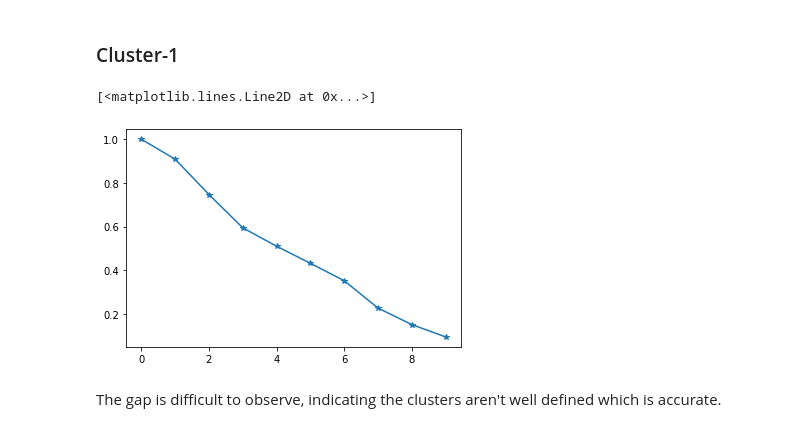
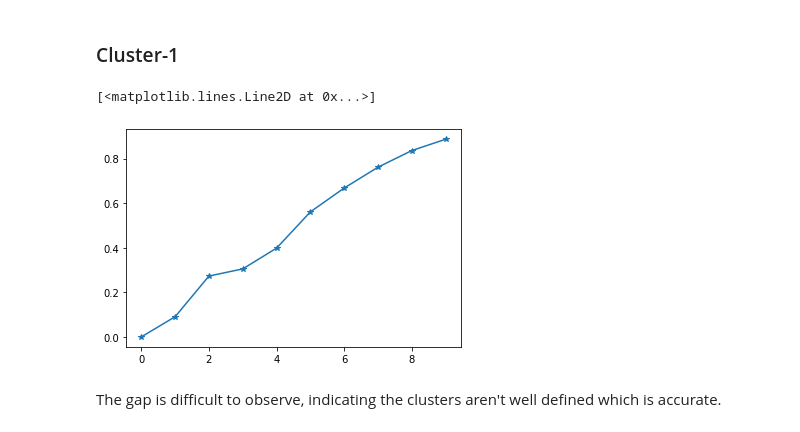
Before and after one commit to SusheendharVijay/ClusterEncoder, a Jupyter notebook: graphEncoder.ipynb, the cells around one changed output. Drawn from its saved outputs; the diff is of its cells as text; code cells hidden in the pictures.

```diff
--- a/graphEncoder.ipynb
+++ b/graphEncoder.ipynb
@@ -207,9 +287,10 @@ hyper = {
 
 }
 
-data = load_wine()
-X = data.data
-y = data.target
+# data = load_boston()
+# X = data.data
+# y = data.target
+X,y = sklearn.datasets.load_iris(return_X_y=True, as_frame=False)
 k = len(np.unique(y))
 min_max_scaler = preprocessing.MinMaxScaler()
 X = min_max_scaler.fit_transform(X)
@@ -218,7 +299,7 @@ D  = np.diag(1.0/S.sum(axis=1))
 X_train = torch.tensor(D.dot(S)).float().to(device)
 
 layers = [128,64,32,16]
-inp_layers = [178,128,64,32]
+inp_layers = [len(X_train),128,64,32]
 
 
 for inp_layer,hidden_layer in zip(inp_layers,layers):
@@ -265,11 +333,0 @@ plt.plot(eigen_values,marker="*")
-# %%
-data = load_wine()
-X = data.data
-y = data.target
-k = len(np.unique(y))
-min_max_scaler = preprocessing.MinMaxScaler()
-X = min_max_scaler.fit_transform(X)
-S = cosine_similarity(X,X)
-D  = np.diag(1.0/S.sum(axis=1))
-X_train = torch.tensor(D.dot(S)).float().numpy()
-kmeans.fit(X_train)
@@ -390,15 +430,15 @@ we can see the eigengap
 # %% [markdown]
 ### Cluster-1
 # %%
-c1 = data[0].reshape(-1,1)
+cluster1 = data[0].reshape(-1,1)
 S = rbf_kernel(c1,c1)
 L = normalised_laplacian(S)
 e_val,e_vec = get_eigen(L)
 
-plt.plot(e_val.real,marker="*")
+plt.plot(1-e_val.real,marker="*")
 # %% [output]
 [<matplotlib.lines.Line2D at 0x...>]
-[figure, old version]
+[figure, new version]
 # %% [markdown]
 The gap is difficult to observe, indicating the clusters aren't well defined which is accurate.
 # %% [markdown]
```
Also changed, not shown: parts of 38 cells of this notebook, 3 other files.
